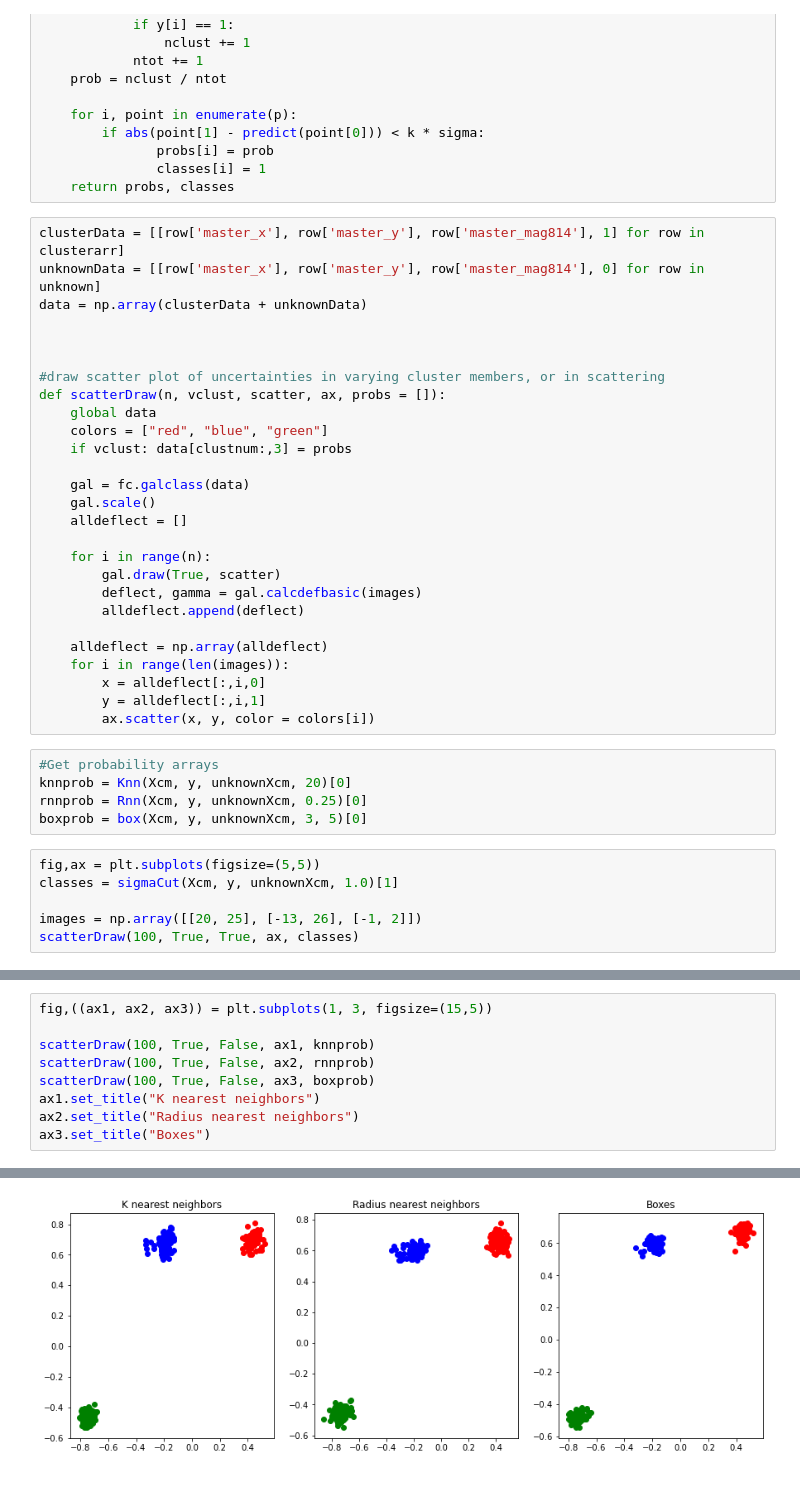
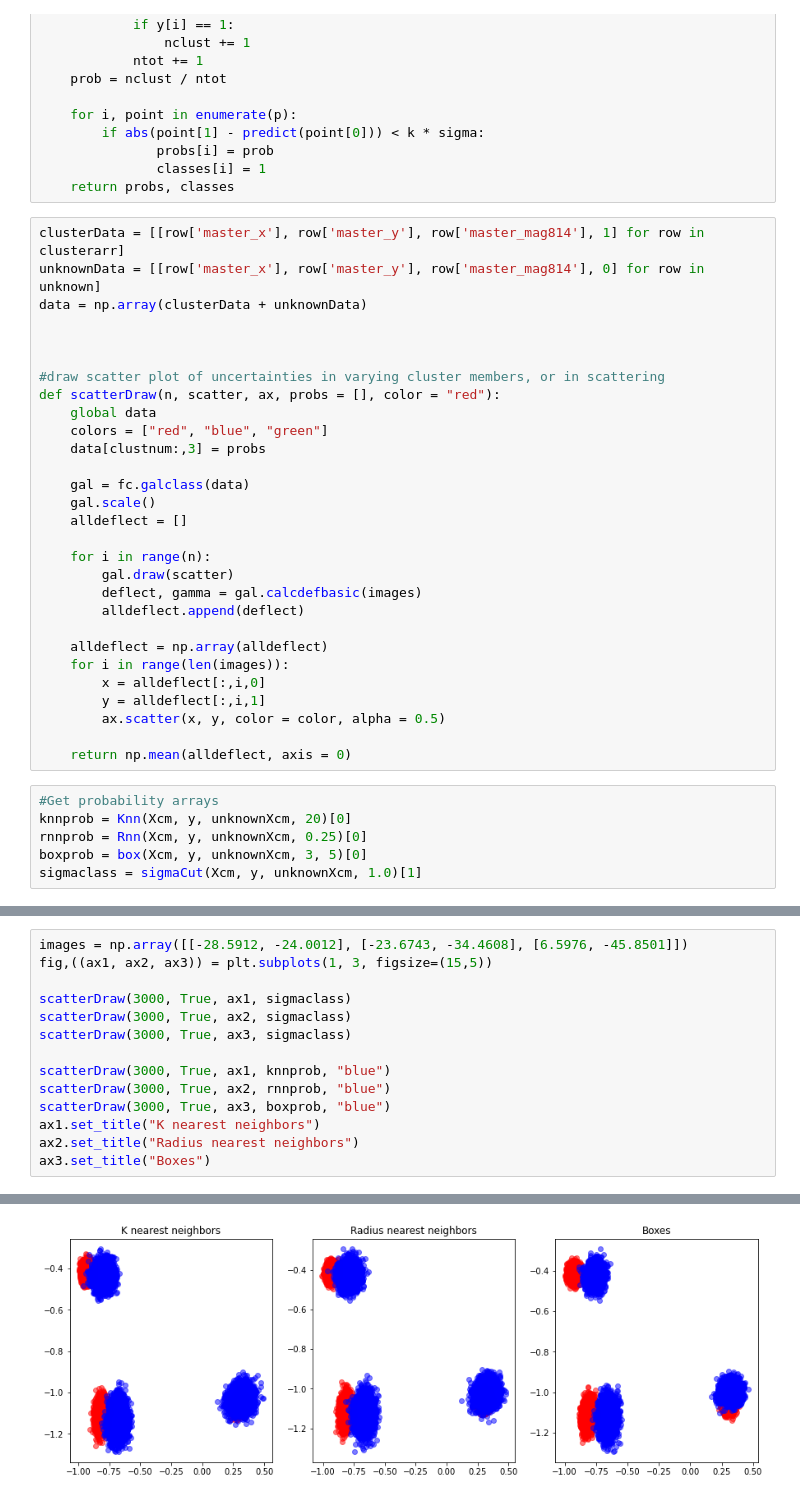
Before and after one commit to JackieLee23/Gravitational-Lensing, a Jupyter notebook: Abel_deflection_distributions.ipynb, the cells around one changed output, grey strips where cells are left out. Cells and saved outputs as stored; diff of their text form.

```diff
--- a/Abel_deflection_distributions.ipynb
+++ b/Abel_deflection_distributions.ipynb
@@ -147,17 +192,17 @@ data = np.array(clusterData + unknownData)
 
 
 #draw scatter plot of uncertainties in varying cluster members, or in scattering
-def scatterDraw(n, vclust, scatter, ax, probs = []):
+def scatterDraw(n, scatter, ax, probs = [], color = "red"):
     global data
     colors = ["red", "blue", "green"]
-    if vclust: data[clustnum:,3] = probs
+    data[clustnum:,3] = probs
 
     gal = fc.galclass(data)
     gal.scale()
     alldeflect = []
 
     for i in range(n):
-        gal.draw(True, scatter)
+        gal.draw(scatter)
         deflect, gamma = gal.calcdefbasic(images)
         alldeflect.append(deflect)
 
@@ -165,15 +210,12 @@ def scatterDraw(n, vclust, scatter, ax, probs = []):
     for i in range(len(images)):
         x = alldeflect[:,i,0]
         y = alldeflect[:,i,1]
-        ax.scatter(x, y, color = colors[i])
+        ax.scatter(x, y, color = color, alpha = 0.5)
+
+    return np.mean(alldeflect, axis = 0)
 # %%
 #Get probability arrays
 knnprob = Knn(Xcm, y, unknownXcm, 20)[0]
 rnnprob = Rnn(Xcm, y, unknownXcm, 0.25)[0]
 boxprob = box(Xcm, y, unknownXcm, 3, 5)[0]
+sigmaclass = sigmaCut(Xcm, y, unknownXcm, 1.0)[1]
-# %%
-fig,ax = plt.subplots(figsize=(5,5))
-classes = sigmaCut(Xcm, y, unknownXcm, 1.0)[1]
-
-images = np.array([[20, 25], [-13, 26], [-1, 2]])
-scatterDraw(100, True, True, ax, classes)
@@ -183,9 +222,14 @@ Read in 351 galaxies
 # %%
+images = np.array([[-28.5912, -24.0012], [-23.6743, -34.4608], [6.5976, -45.8501]])
 fig,((ax1, ax2, ax3)) = plt.subplots(1, 3, figsize=(15,5))
 
-scatterDraw(100, True, False, ax1, knnprob)
-scatterDraw(100, True, False, ax2, rnnprob)
-scatterDraw(100, True, False, ax3, boxprob)
+scatterDraw(3000, True, ax1, sigmaclass)
+scatterDraw(3000, True, ax2, sigmaclass)
+scatterDraw(3000, True, ax3, sigmaclass)
+
+scatterDraw(3000, True, ax1, knnprob, "blue")
+scatterDraw(3000, True, ax2, rnnprob, "blue")
+scatterDraw(3000, True, ax3, boxprob, "blue")
 ax1.set_title("K nearest neighbors")
 ax2.set_title("Radius nearest neighbors")
 ax3.set_title("Boxes")
@@ -196,2 +243,2 @@ Read in 351 galaxies
 Text(0.5, 1.0, 'Boxes')
-[figure, old version]
+[figure, new version]
```
Also changed, not shown: parts of 18 cells of this notebook, 1 other file.
